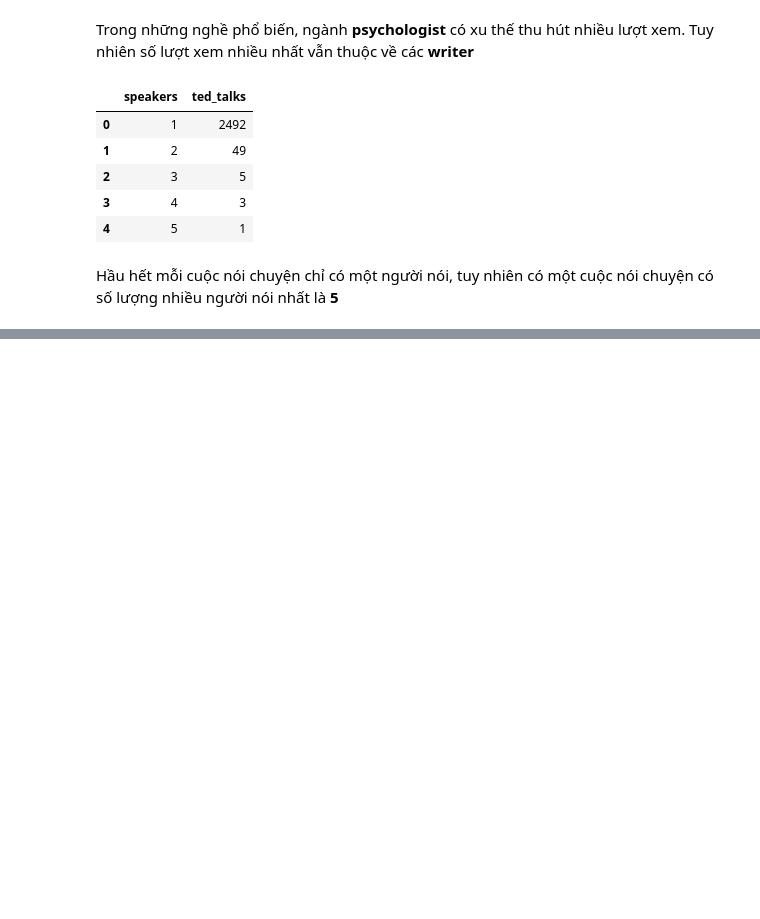
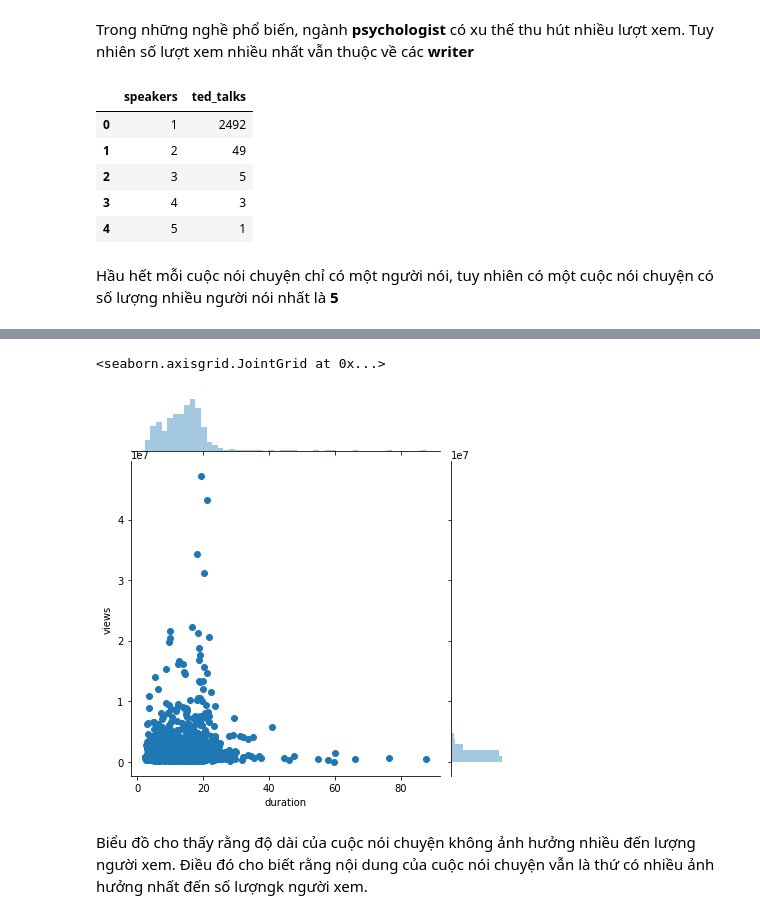
Before and after one commit to taongoccuongdp/devc_innovation_challenge_assignment, a Jupyter notebook: Week4/Team_4_TED_Talks.ipynb, the cells around one changed output, grey strips where cells are left out. Cells and saved outputs as stored; diff of their text form; code cells hidden in the pictures; blank space fills up the shorter version.

```diff
--- a/Week4/Team_4_TED_Talks.ipynb
+++ b/Week4/Team_4_TED_Talks.ipynb
@@ -303,0 +307,4 @@ ted_event.sort_values(by = 'count', ascending = False)[:10]
+# %%
+#convert duration seconds -> minute
+ted_data.duration = ted_data.duration.apply(lambda x:x/60)
+ted_data.head(10)
@@ -303,0 +335,7 @@ ted_event.sort_values(by = 'count', ascending = False)[:10]
+# %%
+sns.jointplot(x = 'duration', y = 'views', data = ted_data)
+# %% [output]
+<seaborn.axisgrid.JointGrid at 0x...>
+[figure, added]
+# %% [markdown]
+Biểu đồ cho thấy rằng độ dài của cuộc nói chuyện không ảnh hưởng nhiều đến lượng người xem. Điều đó cho biết rằng nội dung của cuộc nói chuyện vẫn là thứ có nhiều ảnh hưởng nhất đến số lượngk người xem.
```
Also changed, not shown: parts of 13 cells of this notebook.
